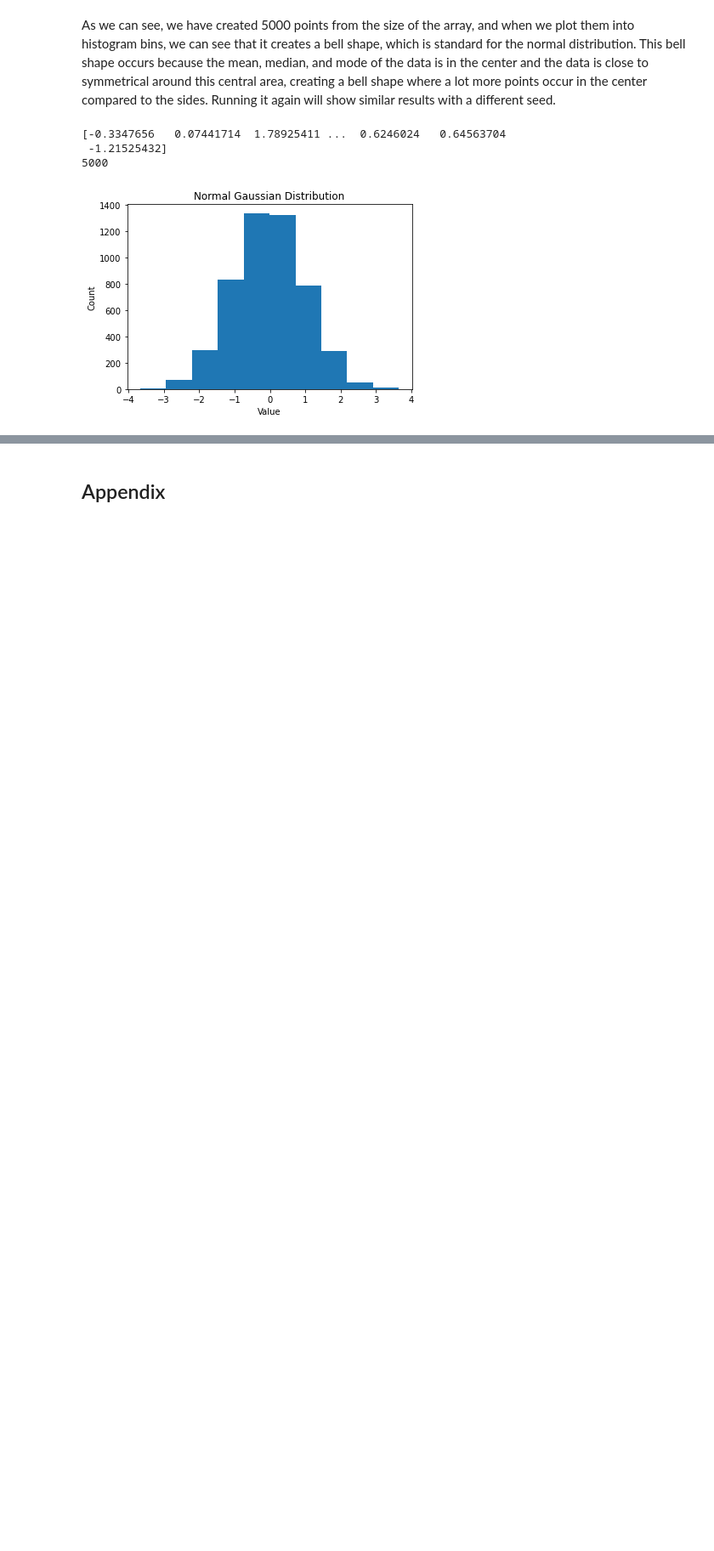
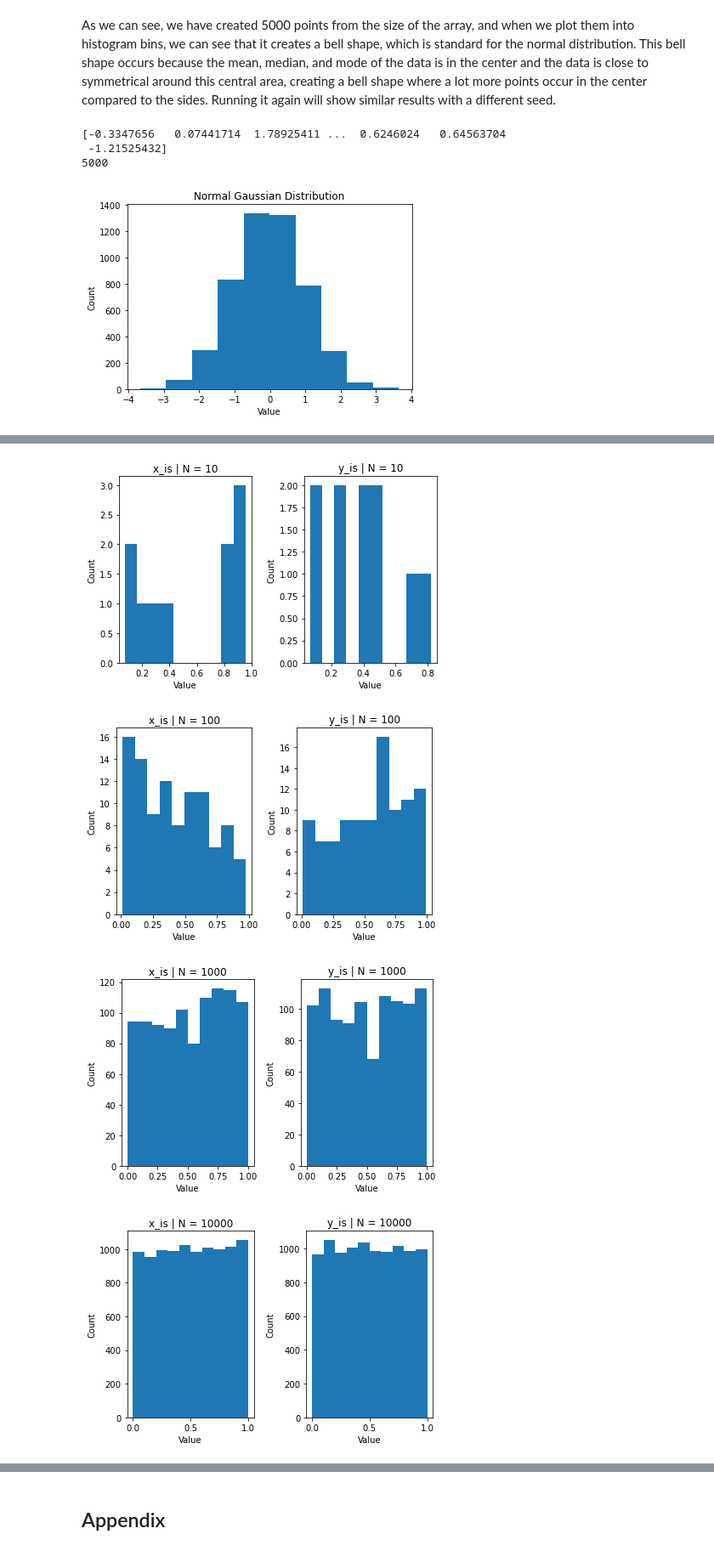
Before and after one commit to rohansanjay/monte-carlo, a Jupyter notebook: Final Project.ipynb, the cells around one changed output, grey strips where cells are left out. Shown at 85% size. Saved outputs shown, nothing was run; the diff lists cells and outputs as text; code cells hidden in the pictures; blank space fills up the shorter version.

```diff
--- a/Final Project.ipynb
+++ b/Final Project.ipynb
@@ -150,0 +155,7 @@ In our case, we can see that we were able to produce results that were non-zero
+# %%
+data = generate_and_plot_question_seven_data()
+# %% [output]
+[figure, added]
+[figure, added]
+[figure, added]
+[figure, added]
```
Also changed, not shown: parts of 57 cells of this notebook.
